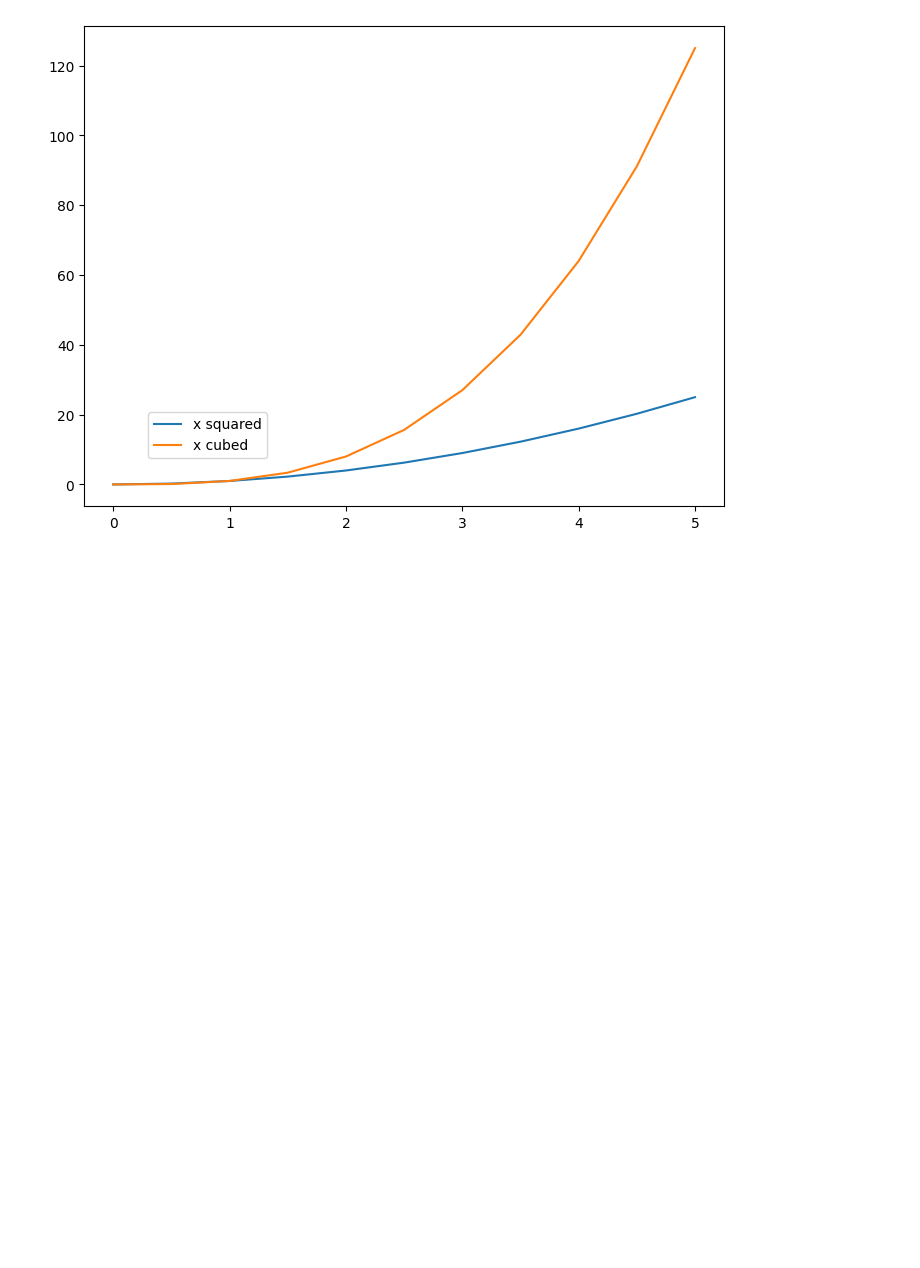
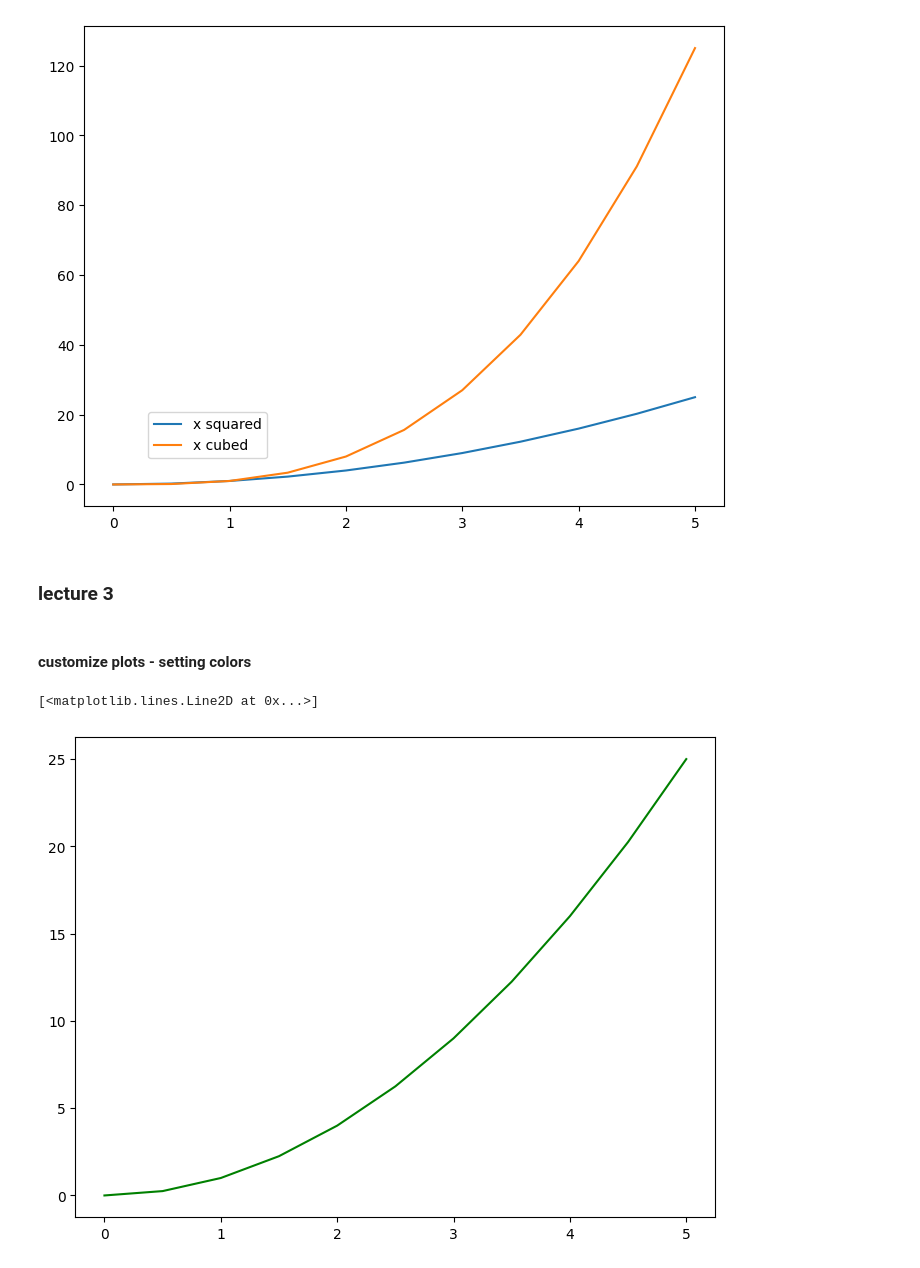
Before and after one commit to depa-tto/Machine-Learning-course, a Jupyter notebook: matplotlib_module/matplotlib_1.ipynb, the cells around one changed output. Saved outputs shown, nothing was run; the diff lists cells and outputs as text; code cells hidden in the pictures; blank space fills up the shorter version.

Commit message:
matplotlib lecture 3

```diff
--- a/matplotlib_module/matplotlib_1.ipynb
+++ b/matplotlib_module/matplotlib_1.ipynb
@@ -173,3 +173,16 @@ ax.legend(loc=(0.1,0.1))
 # %% [output]
 <matplotlib.legend.Legend at 0x...>
 [figure]
+# %% [markdown]
+### lecture 3
+# %% [markdown]
+#### customize plots - setting colors
+# %%
+fig = plt.figure()
+
+ax = fig.add_axes([0,0,1,1])
+
+ax.plot(x,y, color='green')
+# %% [output]
+[<matplotlib.lines.Line2D at 0x...>]
+[figure, added]
```
Also changed, not shown: parts of 22 cells of this notebook.
